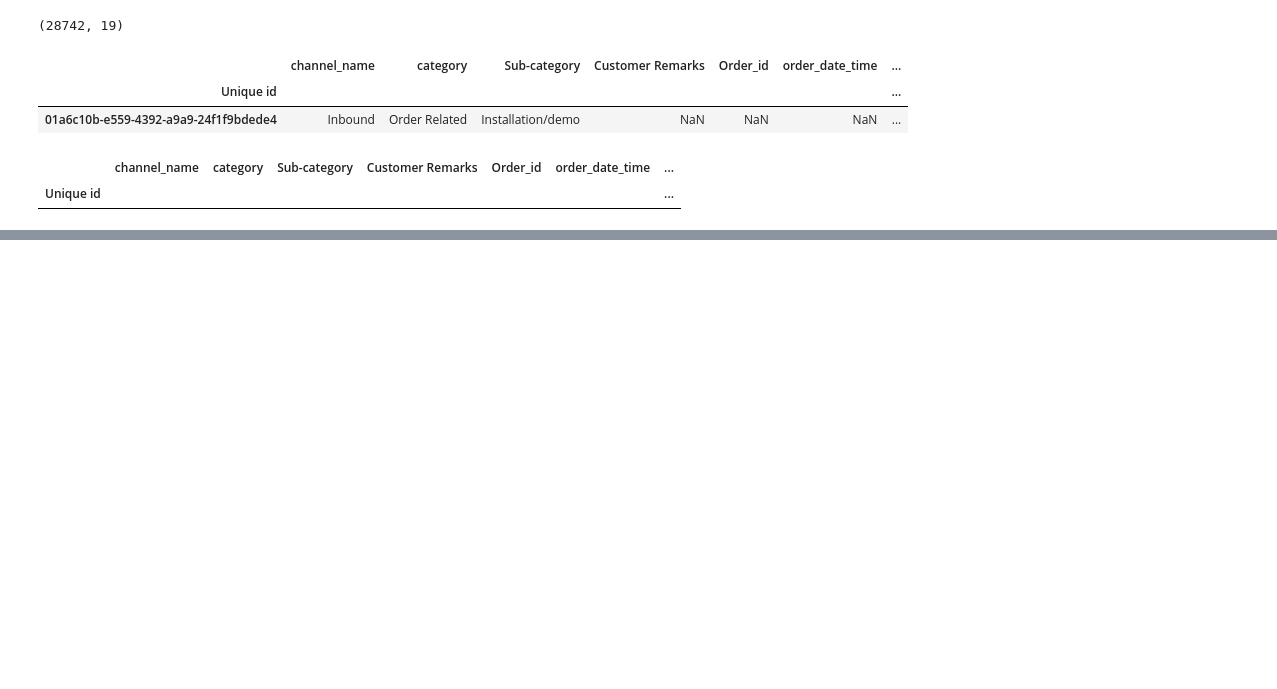
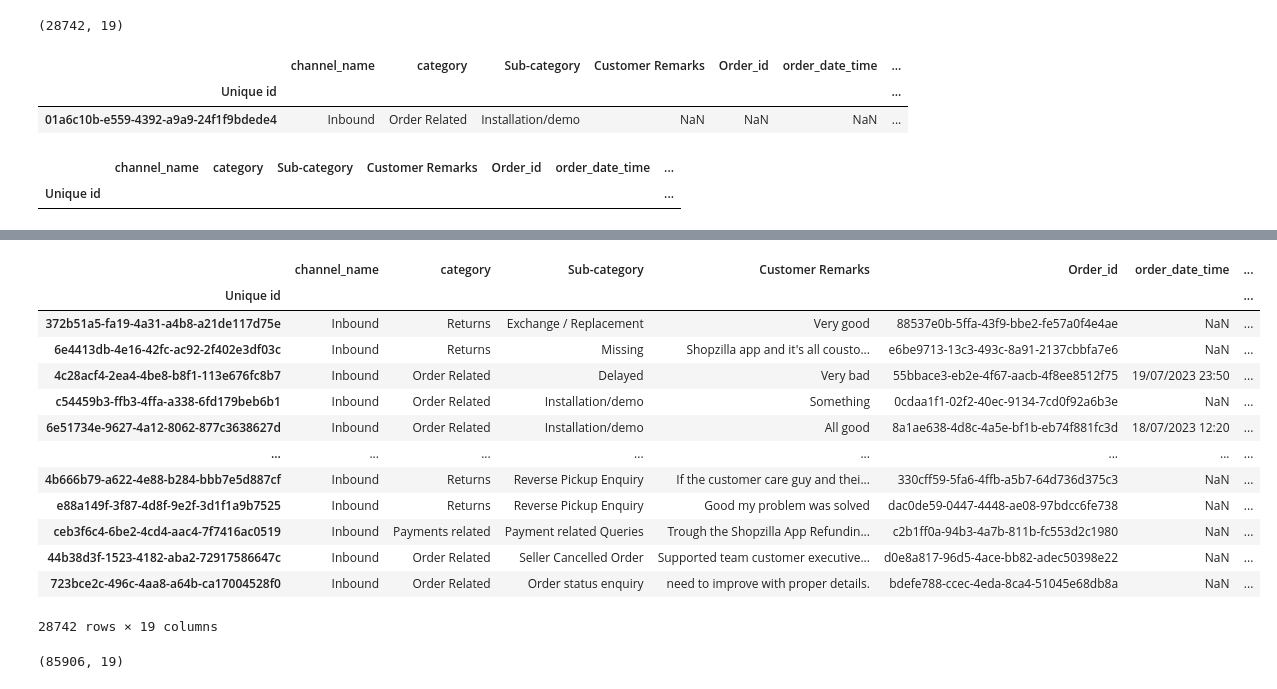
Before and after one commit to sushantkas/DEEP-CSAT-Project, a Jupyter notebook: EDA.ipynb, the cells around one changed output, grey strips where cells are left out. Cells and saved outputs as stored; diff of their text form; code cells hidden in the pictures; blank space fills up the shorter version.

```diff
--- a/EDA.ipynb
+++ b/EDA.ipynb
@@ -145,0 +226,21 @@ cdata[cdata.duplicated()]
+# %%
+cdata[cdata["Customer Remarks"].notnull()]
+# %% [output]
+|  | channel_name | category | Sub-category | Customer Remarks | Order_id | order_date_time | ... |
+| Unique id |  |  |  |  |  |  | ... |
+| 372b51a5-fa19-4a31-a4b8-a21de117d75e | Inbound | Returns | Exchange / Replacement | Very good | 88537e0b-5ffa-43f9-bbe2-fe57a0f4e4ae | NaN | ... |
+| 6e4413db-4e16-42fc-ac92-2f402e3df03c | Inbound | Returns | Missing | Shopzilla app and it's all cousto... | e6be9713-13c3-493c-8a91-2137cbbfa7e6 | NaN | ... |
+| 4c28acf4-2ea4-4be8-b8f1-113e676fc8b7 | Inbound | Order Related | Delayed | Very bad | 55bbace3-eb2e-4f67-aacb-4f8ee8512f75 | 19/07/2023 23:50 | ... |
+| c54459b3-ffb3-4ffa-a338-6fd179beb6b1 | Inbound | Order Related | Installation/demo | Something | 0cdaa1f1-02f2-40ec-9134-7cd0f92a6b3e | NaN | ... |
+| 6e51734e-9627-4a12-8062-877c3638627d | Inbound | Order Related | Installation/demo | All good | 8a1ae638-4d8c-4a5e-bf1b-eb74f881fc3d | 18/07/2023 12:20 | ... |
+| ... | ... | ... | ... | ... | ... | ... | ... |
+| 4b666b79-a622-4e88-b284-bbb7e5d887cf | Inbound | Returns | Reverse Pickup Enquiry | If the customer care guy and thei... | 330cff59-5fa6-4ffb-a5b7-64d736d375c3 | NaN | ... |
+| e88a149f-3f87-4d8f-9e2f-3d1f1a9b7525 | Inbound | Returns | Reverse Pickup Enquiry | Good my problem was solved | dac0de59-0447-4448-ae08-97bdcc6fe738 | NaN | ... |
+| ceb3f6c4-6be2-4cd4-aac4-7f7416ac0519 | Inbound | Payments related | Payment related Queries | Trough the Shopzilla App Refundin... | c2b1ff0a-94b3-4a7b-811b-fc553d2c1980 | NaN | ... |
+| 44b38d3f-1523-4182-aba2-72917586647c | Inbound | Order Related | Seller Cancelled Order | Supported team customer executive... | d0e8a817-96d5-4ace-bb82-adec50398e22 | NaN | ... |
+| 723bce2c-496c-4aa8-a64b-ca17004528f0 | Inbound | Order Related | Order status enquiry | need to improve with proper details. | bdefe788-ccec-4eda-8ca4-51045e68db8a | NaN | ... |
+28742 rows × 19 columns
+# %%
+cdata.shape
+# %% [output]
+(85906, 19)
```
Also changed, not shown: parts of 40 cells of this notebook, 1 other file.
